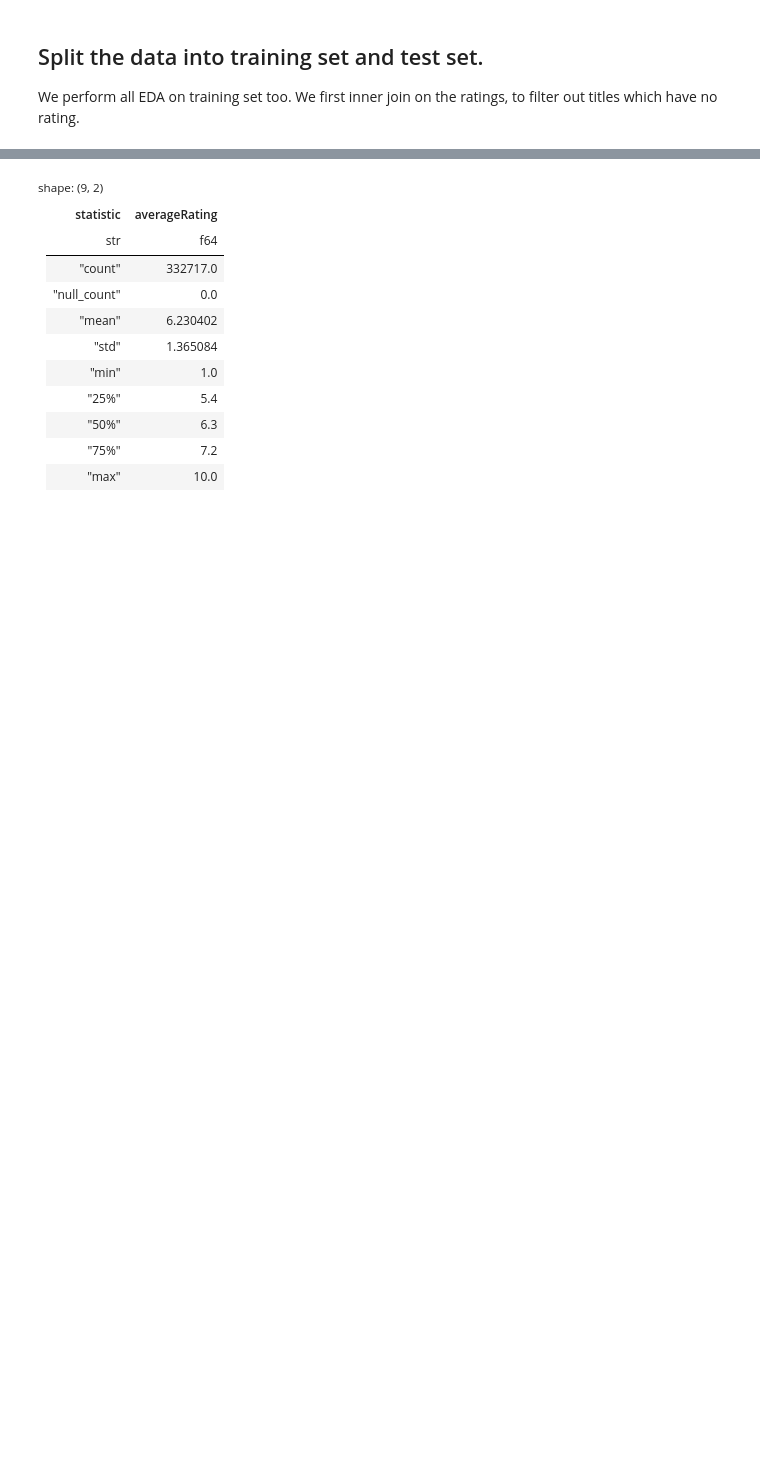
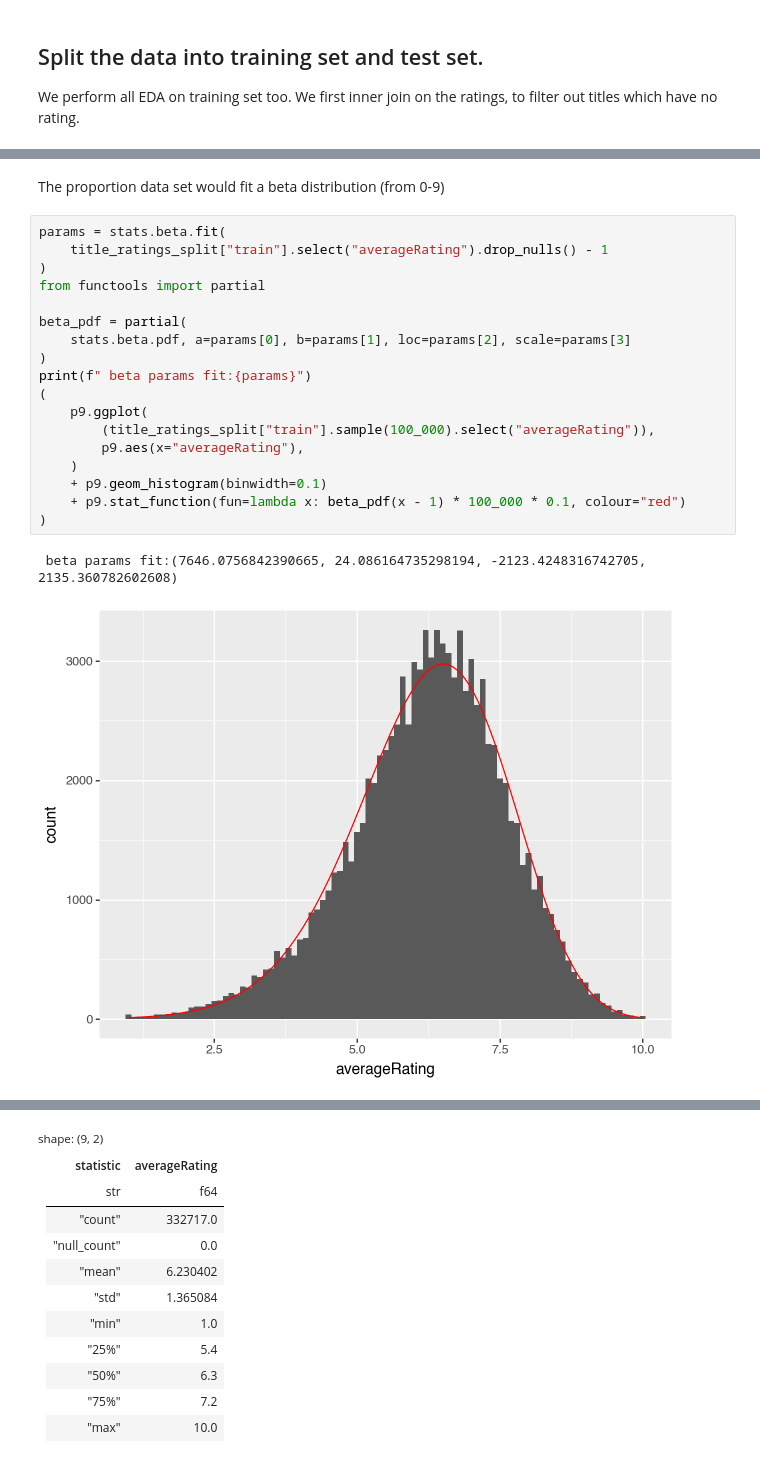
Before and after one commit to seanv507/imdb, a Jupyter notebook: analysis.ipynb, the cells around one changed output, grey strips where cells are left out. Saved outputs shown, nothing was run; the diff lists cells and outputs as text; blank space fills up the shorter version.

```diff
--- a/analysis.ipynb
+++ b/analysis.ipynb
@@ -100,0 +180,23 @@ shape: (9, 2)
+# %% [markdown]
+The proportion data set would fit a beta distribution (from 0-9)
+# %%
+params = stats.beta.fit(
+    title_ratings_split["train"].select("averageRating").drop_nulls() - 1
+)
+from functools import partial
+
+beta_pdf = partial(
+    stats.beta.pdf, a=params[0], b=params[1], loc=params[2], scale=params[3]
+)
+print(f" beta params fit:{params}")
+(
+    p9.ggplot(
+        (title_ratings_split["train"].sample(100_000).select("averageRating")),
+        p9.aes(x="averageRating"),
+    )
+    + p9.geom_histogram(binwidth=0.1)
+    + p9.stat_function(fun=lambda x: beta_pdf(x - 1) * 100_000 * 0.1, colour="red")
+)
+# %% [output]
+ beta params fit:(7646.0756842390665, 24.086164735298194, -2123.4248316742705, 2135.360782602608)
+[figure, added]
```
Also changed, not shown: parts of 59 cells of this notebook.
